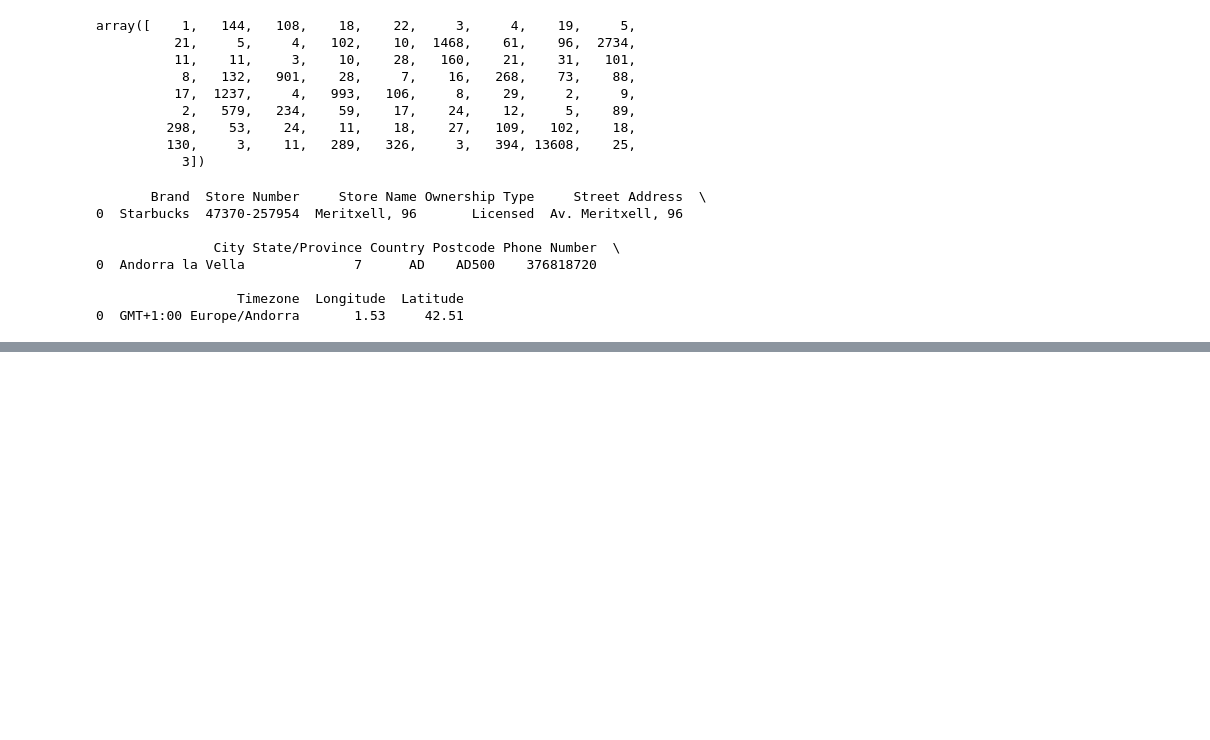
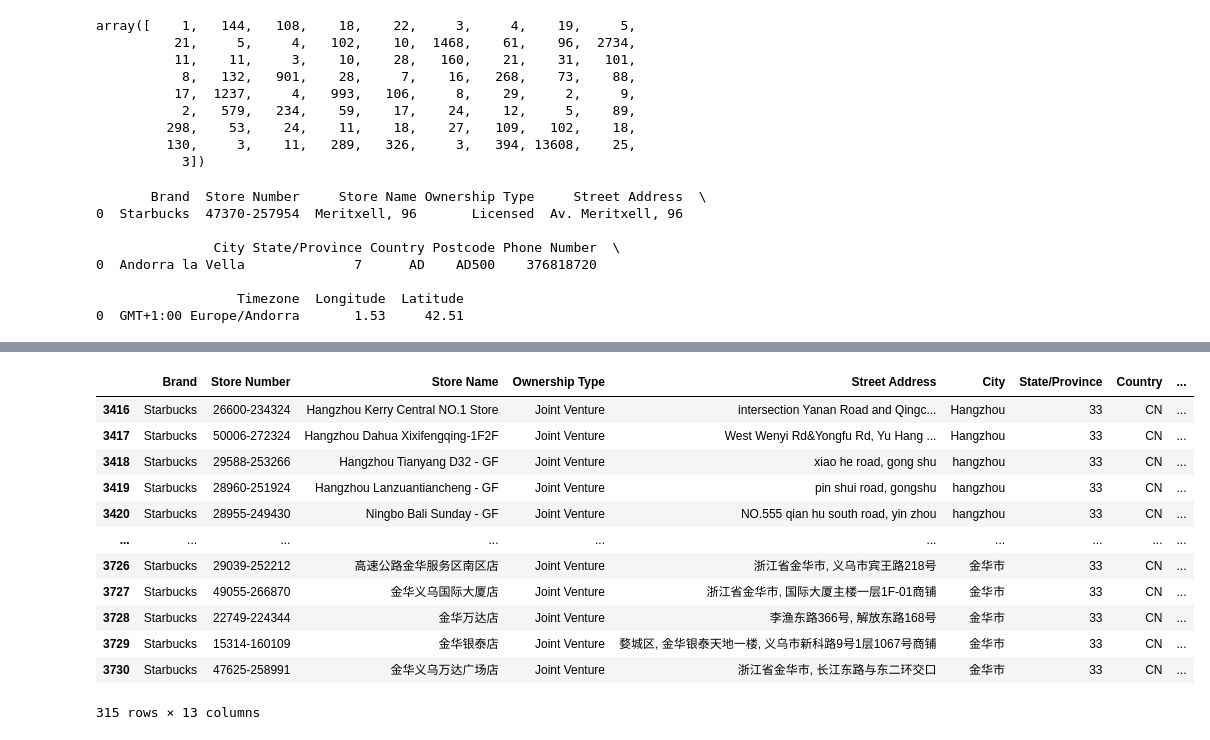
Before and after one commit to yanyusiyunshen/Data-Analysis, a Jupyter notebook: code/pandas.ipynb, the cells around one changed output, grey strips where cells are left out. Cells and saved outputs as stored; diff of their text form; code cells hidden in the pictures; blank space fills up the shorter version.

```diff
--- a/code/pandas.ipynb
+++ b/code/pandas.ipynb
@@ -1832,0 +1858,16 @@ print(df.head(1))#对每一列的数据是什么，有一个把握
+# %%
+country_cn[country_cn['State/Province' ]=='33']
+# %% [output]
+|  | Brand | Store Number | Store Name | Ownership Type | Street Address | City | State/Province | Country | ... |
+| 3416 | Starbucks | 26600-234324 | Hangzhou Kerry Central NO.1 Store | Joint Venture | intersection Yanan Road and Qingc... | Hangzhou | 33 | CN | ... |
+| 3417 | Starbucks | 50006-272324 | Hangzhou Dahua Xixifengqing-1F2F | Joint Venture | West Wenyi Rd&Yongfu Rd, Yu Hang ... | Hangzhou | 33 | CN | ... |
+| 3418 | Starbucks | 29588-253266 | Hangzhou Tianyang D32 - GF | Joint Venture | xiao he road, gong shu | hangzhou | 33 | CN | ... |
+| 3419 | Starbucks | 28960-251924 | Hangzhou Lanzuantiancheng - GF | Joint Venture | pin shui road, gongshu | hangzhou | 33 | CN | ... |
+| 3420 | Starbucks | 28955-249430 | Ningbo Bali Sunday - GF | Joint Venture | NO.555 qian hu south road, yin zhou | hangzhou | 33 | CN | ... |
+| ... | ... | ... | ... | ... | ... | ... | ... | ... | ... |
+| 3726 | Starbucks | 29039-252212 | 高速公路金华服务区南区店 | Joint Venture | 浙江省金华市, 义乌市宾王路218号 | 金华市 | 33 | CN | ... |
+| 3727 | Starbucks | 49055-266870 | 金华义乌国际大厦店 | Joint Venture | 浙江省金华市, 国际大厦主楼一层1F-01商铺 | 金华市 | 33 | CN | ... |
+| 3728 | Starbucks | 22749-224344 | 金华万达店 | Joint Venture | 李渔东路366号, 解放东路168号 | 金华市 | 33 | CN | ... |
+| 3729 | Starbucks | 15314-160109 | 金华银泰店 | Joint Venture | 婺城区, 金华银泰天地一楼, 义乌市新科路9号1层1067号商铺 | 金华市 | 33 | CN | ... |
+| 3730 | Starbucks | 47625-258991 | 金华义乌万达广场店 | Joint Venture | 浙江省金华市, 长江东路与东二环交口 | 金华市 | 33 | CN | ... |
+315 rows × 13 columns
```
Also changed, not shown: parts of 3 cells of this notebook.
